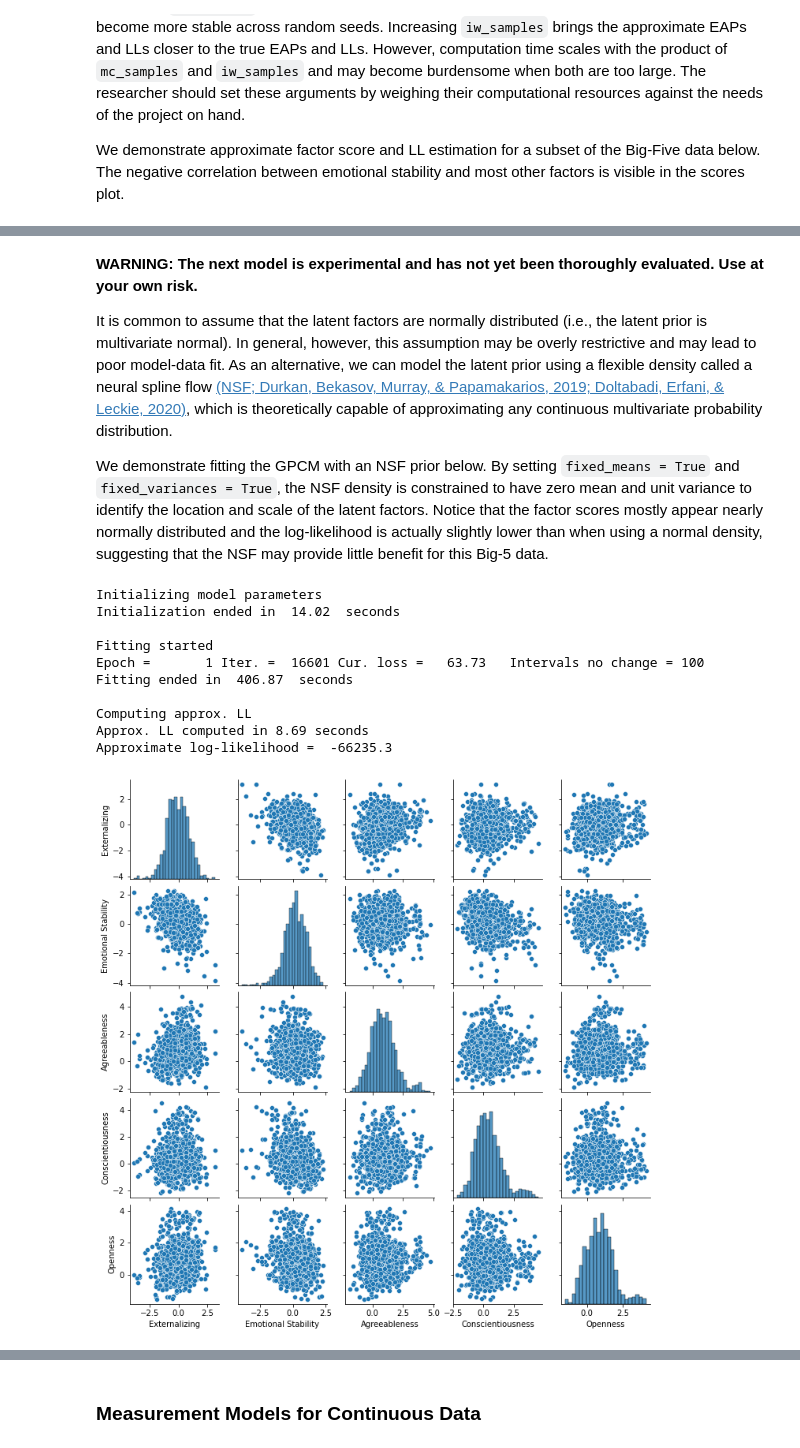
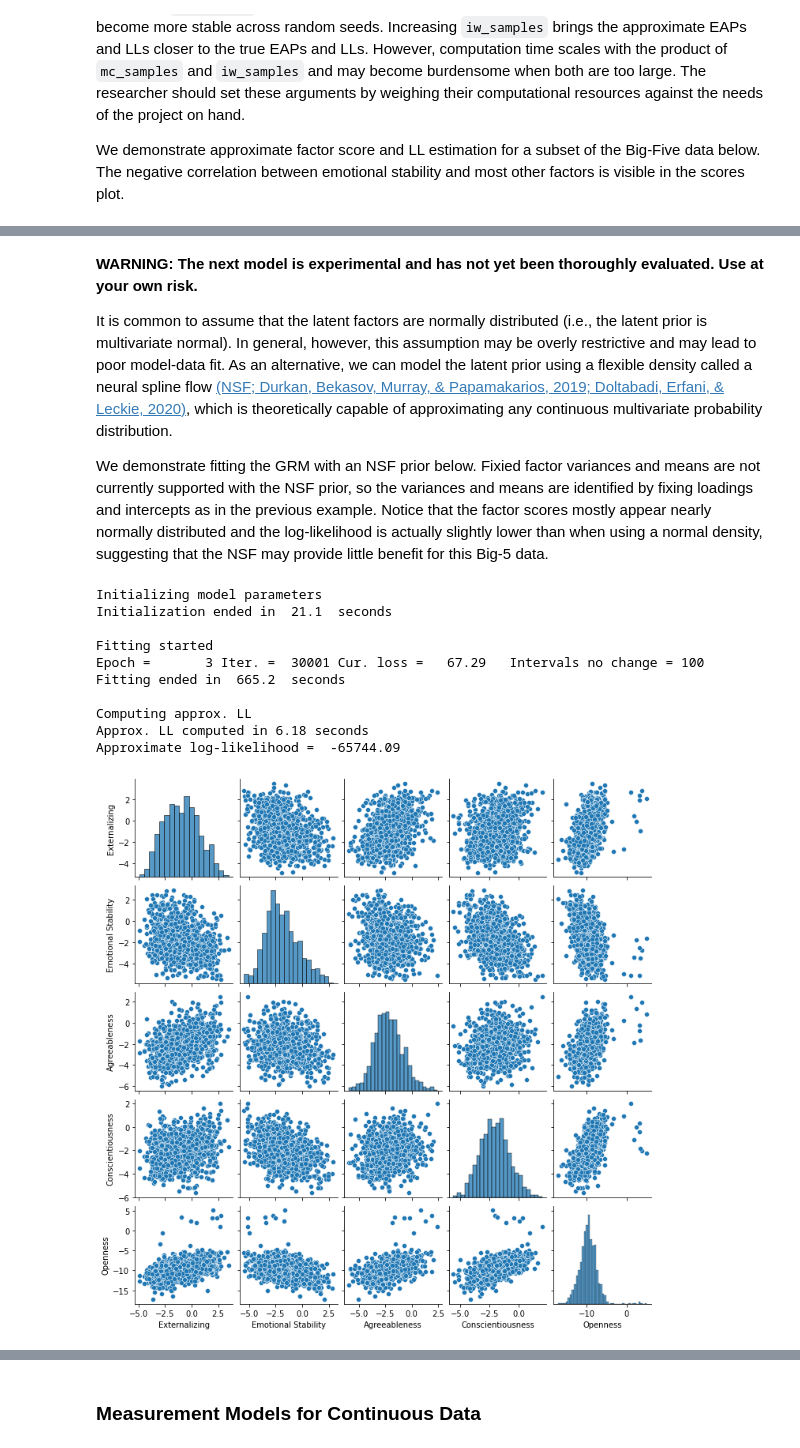
Before and after one commit to cjurban/deepirtools, a Jupyter notebook: examples/big_5_tutorial.ipynb, the cells around one changed output, grey strips where cells are left out. Cells and saved outputs as stored; diff of their text form; code cells hidden in the pictures.

Commit message:
Removed fixed_means and fixed_variances from spline prior

```diff
--- a/examples/big_5_tutorial.ipynb
+++ b/examples/big_5_tutorial.ipynb
@@ -229,16 +229,19 @@ b = torch.cat(([torch.ones(1), torch.zeros([9 + n_items]),
                 torch.ones(1), torch.zeros([9 + n_items]),
                 torch.ones(1), torch.zeros([9 + n_items]),
                 torch.ones(1), torch.zeros([9])]), dim=0)
+ints_mask = torch.cat([torch.cat([torch.zeros(1), torch.ones(9)], dim=0)] * latent_size, dim=0)
 
 model = IWAVE(model_type = "grm",
               learning_rate = lr,
               device = device,
               A = A,
               b = b,
+              ints_mask = ints_mask,
               inference_net_sizes = [100],
               latent_size = latent_size,
               n_cats = [5] * n_items,
               fixed_variances = False,
+              fixed_means = False,
               correlated_factors = [0, 1, 2, 3, 4],
              )
 model.fit(Y, missing_mask=missing_mask, iw_samples=5)
@@ -246,6 +249,7 @@ model.fit(Y, missing_mask=missing_mask, iw_samples=5)
 print("\nLoadings\n\n", np.around(model.loadings.numpy(), 2))
 print("\nFactor covariances\n\n", np.around(model.cov.numpy(), 2))
 print("\nIntercepts\n\n", np.around(model.intercepts.numpy(), 2))
+print("\nFactor means\n\n", np.around(model.mean.numpy(), 2))
 # %% [output]
 Initializing model parameters
 Initialization ended in  0.0  seconds
@@ -331,37 +294,39 @@ Approximate log-likelihood =  -65818.12
 
 It is common to assume that the latent factors are normally distributed (i.e., the latent prior is multivariate normal). In general, however, this assumption may be overly restrictive and may lead to poor model-data fit. As an alternative, we can model the latent prior using a flexible density called a neural spline flow [(NSF; Durkan, Bekasov, Murray, & Papamakarios, 2019; Doltabadi, Erfani, & Leckie, 2020)](#refs), which is theoretically capable of approximating any continuous multivariate probability distribution.
 
-We demonstrate fitting the GPCM with an NSF prior below. By setting `fixed_means = True` and `fixed_variances = True`, the NSF density is constrained to have zero mean and unit variance to identify the location and scale of the latent factors. Notice that the factor scores mostly appear nearly normally distributed and the log-likelihood is actually slightly lower than when using a normal density, suggesting that the NSF may provide little benefit for this Big-5 data.
+We demonstrate fitting the GRM with an NSF prior below. Fixied factor variances and means are not currently supported with the NSF prior, so the variances and means are identified by fixing loadings and intercepts as in the previous example. Notice that the factor scores mostly appear nearly normally distributed and the log-likelihood is actually slightly lower than when using a normal density, suggesting that the NSF may provide little benefit for this Big-5 data.
 # %%
-model = IWAVE(model_type = "gpcm",
+model = IWAVE(model_type = "grm",
               learning_rate = 0.001, # Decreased learning rate stabilizes fitting.
               device = device,
-              Q = Q,
+              A = A,
+              b = b,
+              ints_mask = ints_mask,
               inference_net_sizes = [100],
               latent_size = latent_size,
               n_cats = [5] * n_items,
-              fixed_means = True,
-              fixed_variances = True,
+              fixed_variances = False,
+              fixed_means = False,
               use_spline_prior = True,
              )
 model.fit(Y, batch_size=64, missing_mask=missing_mask, iw_samples=5) # Increased batch size stabilizes fitting.
 
 scores = model.scores(Y[:1000], missing_mask[:1000], mc_samples = 1, iw_samples = 500)
 
 cols = ["Externalizing", "Emotional Stability", "Agreeableness", "Conscientiousness", "Openness"]
 sns.pairplot(pd.DataFrame(scores.numpy(), columns = cols), height = 2)
 
 ll = model.log_likelihood(Y[:1000], missing_mask[:1000], mc_samples = 1, iw_samples = 500)
 print("Approximate log-likelihood = ", np.around(ll, 2))
 # %% [output]
 Initializing model parameters
-Initialization ended in  14.02  seconds
+Initialization ended in  21.1  seconds
 
 Fitting started
-Epoch =       1 Iter. =  16601 Cur. loss =   63.73   Intervals no change = 100
-Fitting ended in  406.87  seconds
+Epoch =       3 Iter. =  30001 Cur. loss =   67.29   Intervals no change = 100
+Fitting ended in  665.2  seconds
 
 Computing approx. LL
-Approx. LL computed in 8.69 seconds
-Approximate log-likelihood =  -66235.3
+Approx. LL computed in 6.18 seconds
+Approximate log-likelihood =  -65744.09
-[figure, old version]
+[figure, new version]
```
Also changed, not shown: parts of 15 cells of this notebook, 4 other files.
